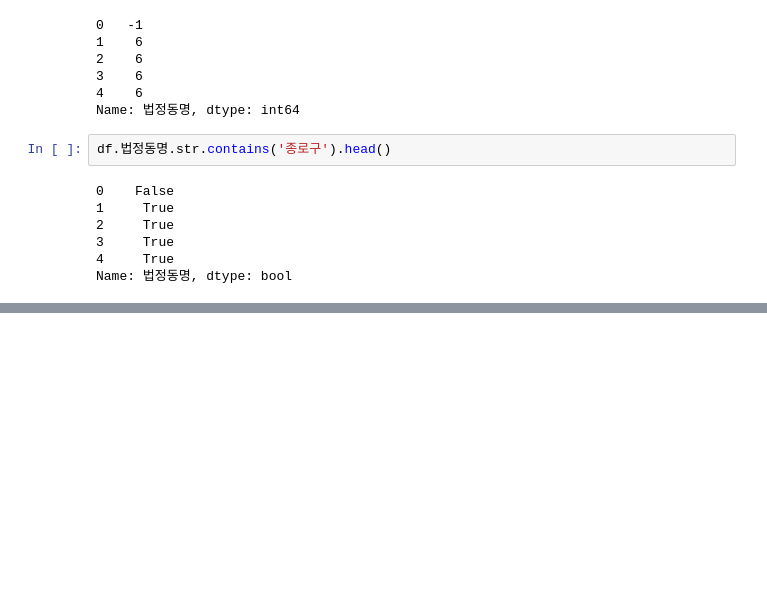
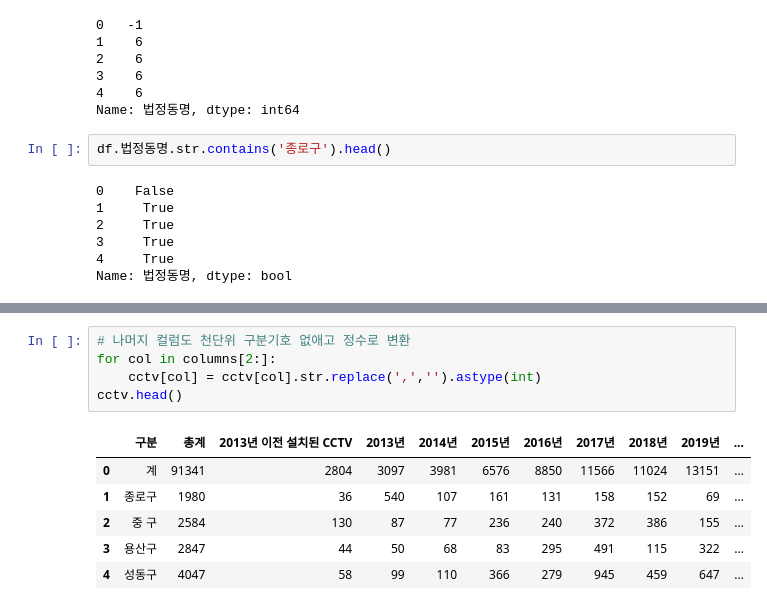
Before and after one commit to ckiekim/DataAnalysis_Lecture-2023.04, a Jupyter notebook: 02.Pandas/06.문자열조작.ipynb, the cells around one changed output, grey strips where cells are left out. Cells and saved outputs as stored; diff of their text form; blank space fills up the shorter version.

```diff
--- a/02.Pandas/06.문자열조작.ipynb
+++ b/02.Pandas/06.문자열조작.ipynb
@@ -89,0 +193,12 @@ Name: 법정동명, dtype: bool
+# %%
+# 나머지 컬럼도 천단위 구분기호 없애고 정수로 변환
+for col in columns[2:]:
+    cctv[col] = cctv[col].str.replace(',','').astype(int)
+cctv.head()
+# %% [output]
+|  | 구분 | 총계 | 2013년 이전 설치된 CCTV | 2013년 | 2014년 | 2015년 | 2016년 | 2017년 | 2018년 | 2019년 | ... |
+| 0 | 계 | 91341 | 2804 | 3097 | 3981 | 6576 | 8850 | 11566 | 11024 | 13151 | ... |
+| 1 | 종로구 | 1980 | 36 | 540 | 107 | 161 | 131 | 158 | 152 | 69 | ... |
+| 2 | 중 구 | 2584 | 130 | 87 | 77 | 236 | 240 | 372 | 386 | 155 | ... |
+| 3 | 용산구 | 2847 | 44 | 50 | 68 | 83 | 295 | 491 | 115 | 322 | ... |
+| 4 | 성동구 | 4047 | 58 | 99 | 110 | 366 | 279 | 945 | 459 | 647 | ... |
```
Also changed, not shown: parts of 17 cells of this notebook, 2 other files.
